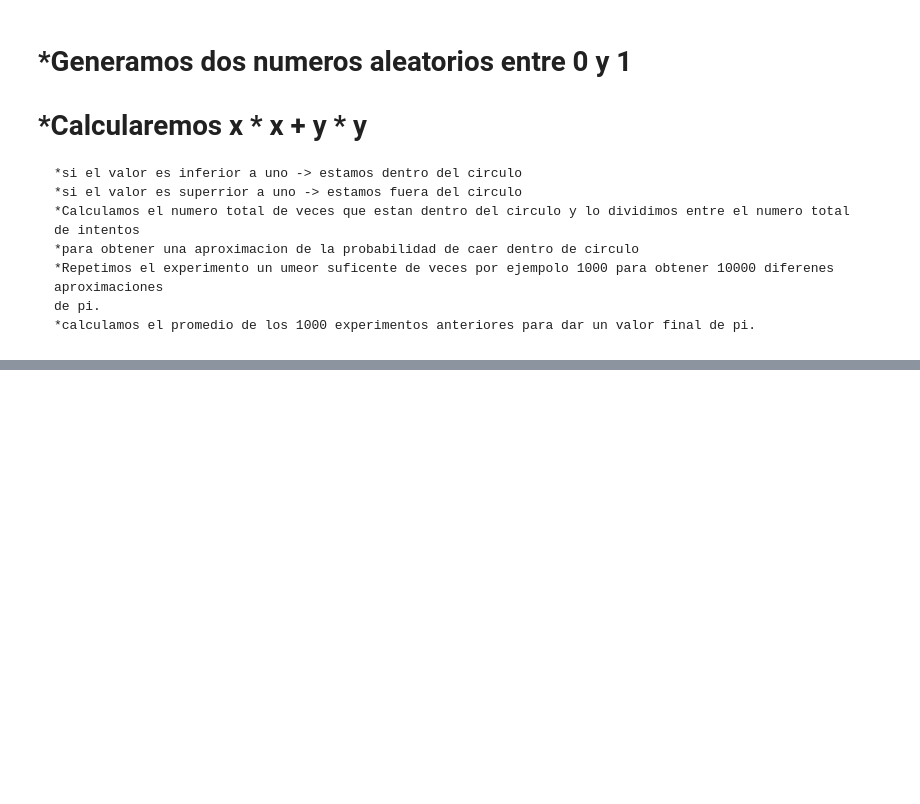
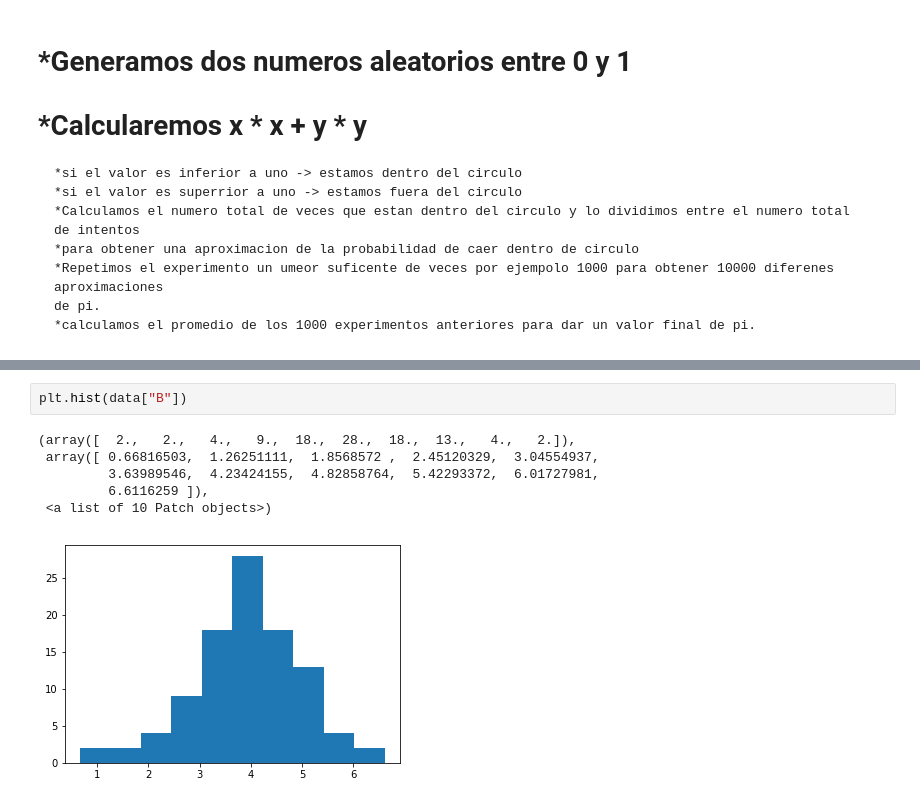
Before and after one commit to JCFlores93/ML-UDEMY, a Jupyter notebook: scripts/T2 - 2 - DATA CLEANING - FUNCIONES DE DISTRIBUCION DE PROBABILIDAD.ipynb, the cells around one changed output, grey strips where cells are left out. Drawn from its saved outputs; the diff is of its cells as text; blank space fills up the shorter version.

```diff
--- a/scripts/T2 - 2 - DATA CLEANING - FUNCIONES DE DISTRIBUCION DE PROBABILIDAD.ipynb
+++ b/scripts/T2 - 2 - DATA CLEANING - FUNCIONES DE DISTRIBUCION DE PROBABILIDAD.ipynb
@@ -110,0 +142,9 @@ pi_montecarlo(10000, 200)
+# %%
+plt.hist(data["B"])
+# %% [output]
+(array([  2.,   2.,   4.,   9.,  18.,  28.,  18.,  13.,   4.,   2.]),
+ array([ 0.66816503,  1.26251111,  1.8568572 ,  2.45120329,  3.04554937,
+         3.63989546,  4.23424155,  4.82858764,  5.42293372,  6.01727981,
+         6.6116259 ]),
+ <a list of 10 Patch objects>)
+[figure, added]
```
Also changed, not shown: parts of 19 cells of this notebook.
